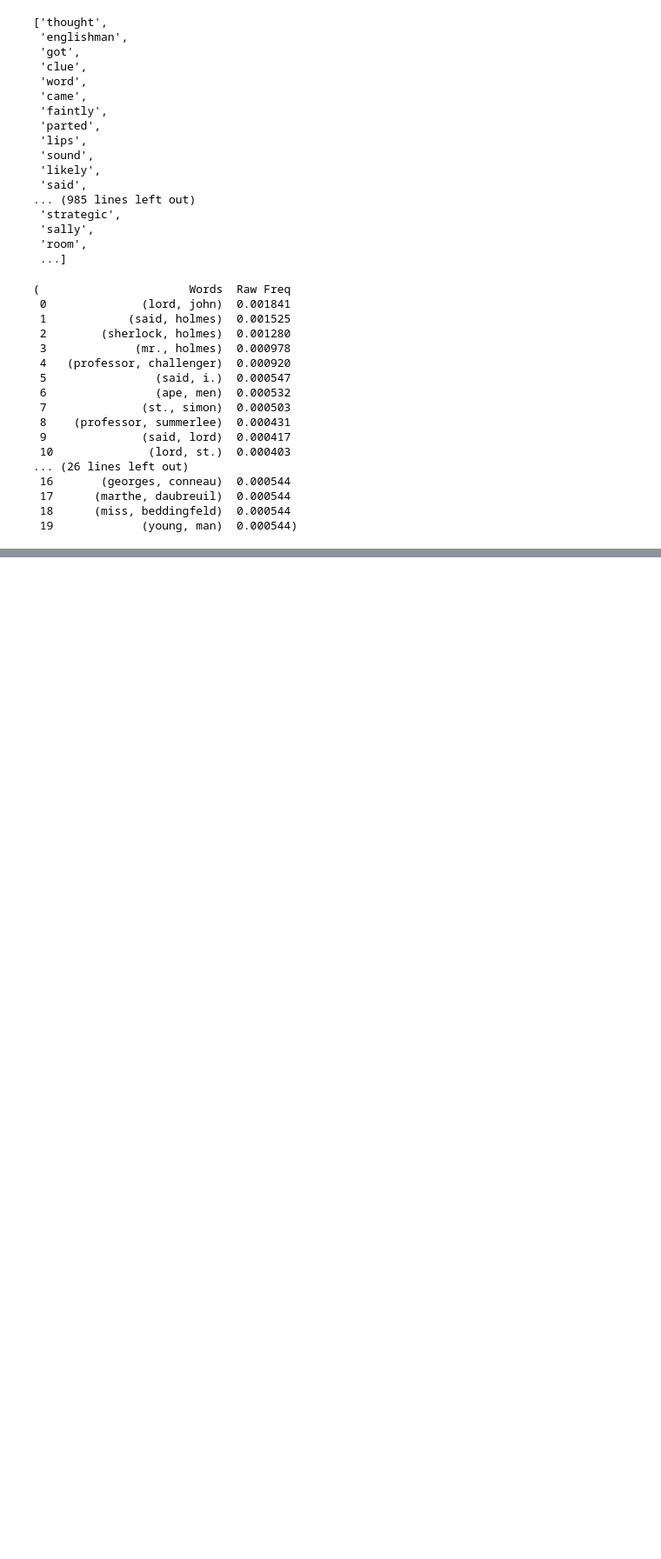
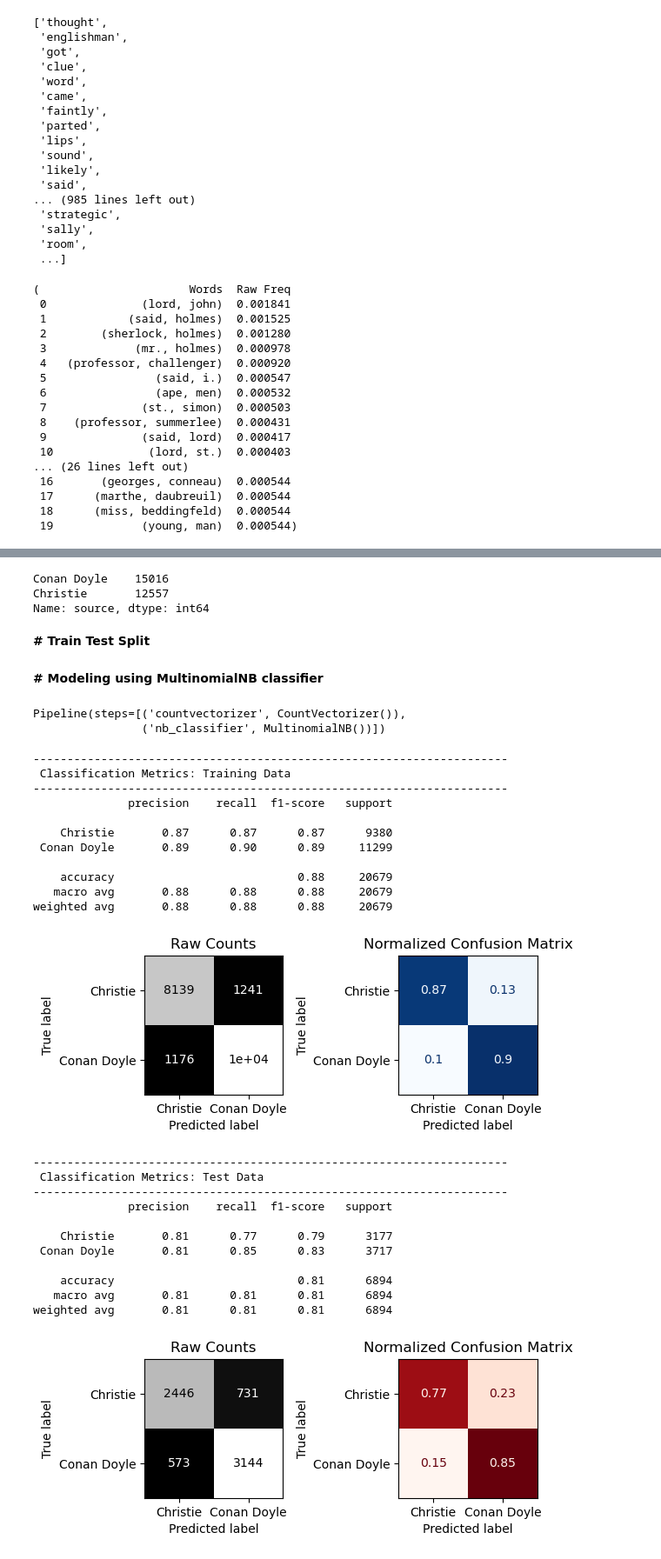
Before and after one commit to purvikansara/NLP_MockBelt, a Jupyter notebook: MockBelt_NLP.ipynb, the cells around one changed output, grey strips where cells are left out. Shown: that part at 87% size. Cells and saved outputs as stored; diff of their text form; code cells hidden in the pictures; blank space fills up the shorter version.

```diff
--- a/MockBelt_NLP.ipynb
+++ b/MockBelt_NLP.ipynb
@@ -279,0 +329,65 @@ bigram_grp_ConanDoyle,bigram_grp_Christie
+# %%
+# define X and y
+
+X = df['paragraph']
+y = df['source']
+# %%
+# No need to balance the dataset though lets check the balance for information
+
+y.value_counts()
+# %% [output]
+Conan Doyle    15016
+Christie       12557
+Name: source, dtype: int64
+# %% [markdown]
+**# Train Test Split**
+# %%
+# Train Test Split
+
+X_train, X_test, y_train, y_test = train_test_split(X,y,random_state=42)
+# %% [markdown]
+**# Modeling using MultinomialNB classifier**
+# %%
+# Modeling
+
+# using raw text (paragraph) , creating pipeline with count vectorizer and classification model
+
+## Create a model pipeline for inference.
+nb_clf = MultinomialNB()
+
+nb_pipe = Pipeline([('countvectorizer', CountVectorizer()),
+                       ('nb_classifier', nb_clf)])
+
+nb_pipe.fit(X_train, y_train)
+# %% [output]
+Pipeline(steps=[('countvectorizer', CountVectorizer()),
+                ('nb_classifier', MultinomialNB())])
+# %%
+# using custom classification evaluation function to evaluate
+
+fn.evaluate_classification(nb_pipe, X_train, y_train, X_test, y_test)
+# %% [output]
+----------------------------------------------------------------------
+ Classification Metrics: Training Data
+----------------------------------------------------------------------
+              precision    recall  f1-score   support
+
+    Christie       0.87      0.87      0.87      9380
+ Conan Doyle       0.89      0.90      0.89     11299
+
+    accuracy                           0.88     20679
+   macro avg       0.88      0.88      0.88     20679
+weighted avg       0.88      0.88      0.88     20679
+[figure, added]
+----------------------------------------------------------------------
+ Classification Metrics: Test Data
+----------------------------------------------------------------------
+              precision    recall  f1-score   support
+
+    Christie       0.81      0.77      0.79      3177
+ Conan Doyle       0.81      0.85      0.83      3717
+
+    accuracy                           0.81      6894
+   macro avg       0.81      0.81      0.81      6894
+weighted avg       0.81      0.81      0.81      6894
+[figure, added]
```
Also changed, not shown: parts of 51 cells of this notebook, 5 other files.
